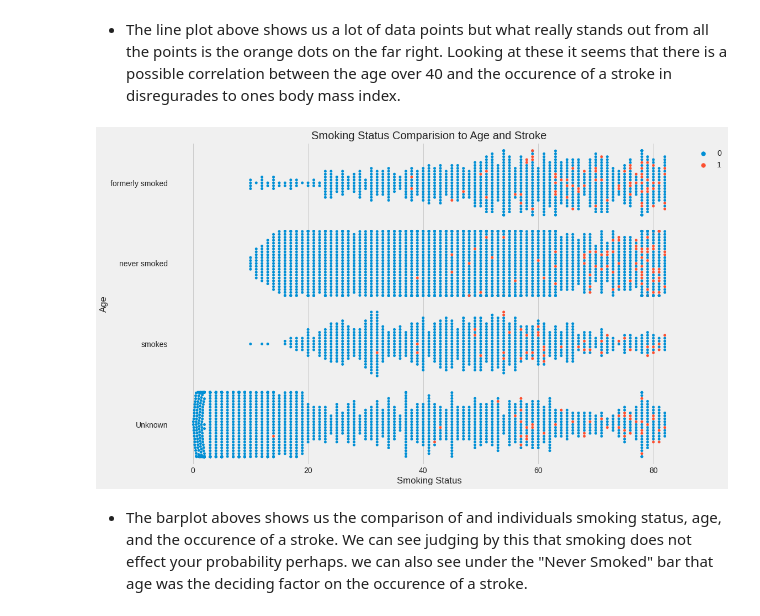
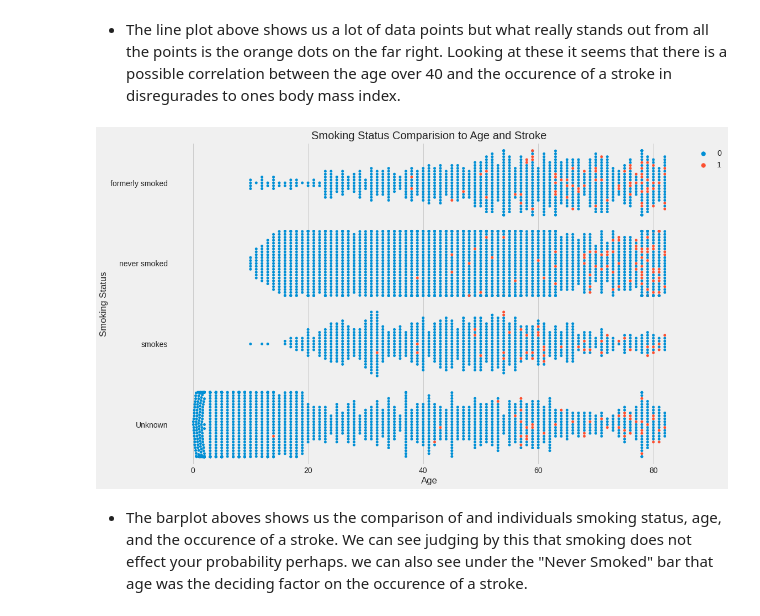
Before and after one commit to spockthompson/Individual-Stroke-Probability---Machine-Learning-Model, a Jupyter notebook: Individual_Stroke_Probability_Machine_Learning_Model.ipynb, the cells around one changed output. Drawn from its saved outputs; the diff is of its cells as text; code cells hidden in the pictures.

```diff
--- a/Individual_Stroke_Probability_Machine_Learning_Model.ipynb
+++ b/Individual_Stroke_Probability_Machine_Learning_Model.ipynb
@@ -189,14 +189,14 @@ plt.savefig('lineplot.png')
 # %%
 plt.figure(figsize=(15,10))
 sns.swarmplot(data = df_ml, x = 'age', y = 'smoking_status', hue = 'stroke')
 plt.style.use('fivethirtyeight')
 plt.title('Smoking Status Comparision to Age and Stroke')
-plt.xlabel('Smoking Status')
-plt.ylabel('Age');
+plt.xlabel('Age')
+plt.ylabel('Smoking Status');
 plt.legend(bbox_to_anchor=(1,1));
 plt.savefig('Swarmplot.png', bbox_inches = 'tight');
 # %% [output]
-[figure, old version]
+[figure, new version]
 # %% [markdown]
 - The barplot aboves shows us the comparison of and individuals smoking status, age, and the occurence of a stroke. We can see judging by this that smoking does not effect your probability perhaps. we can also see under the "Never Smoked" bar that age was the deciding factor on the occurence of a stroke.
 # %% [markdown]
```
